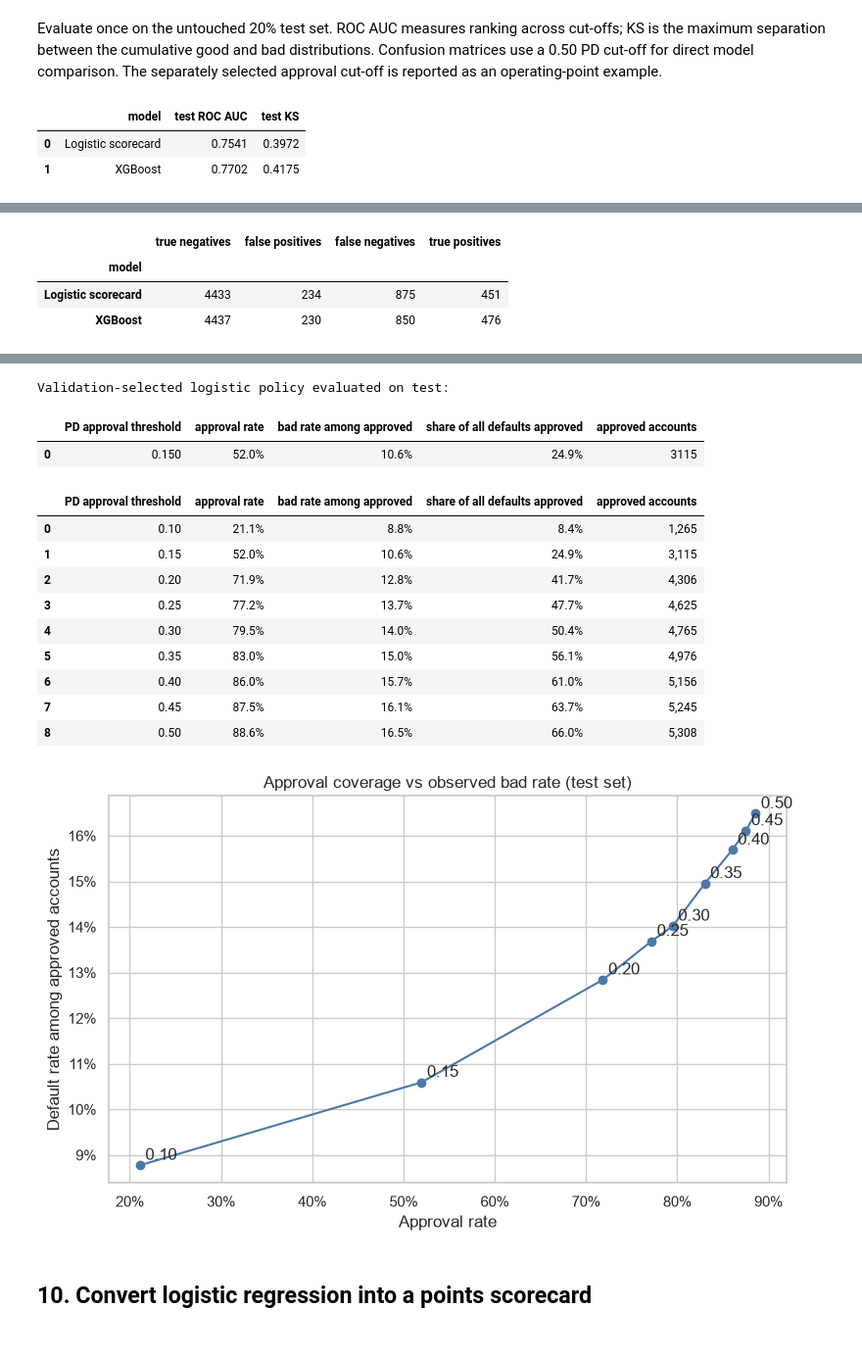
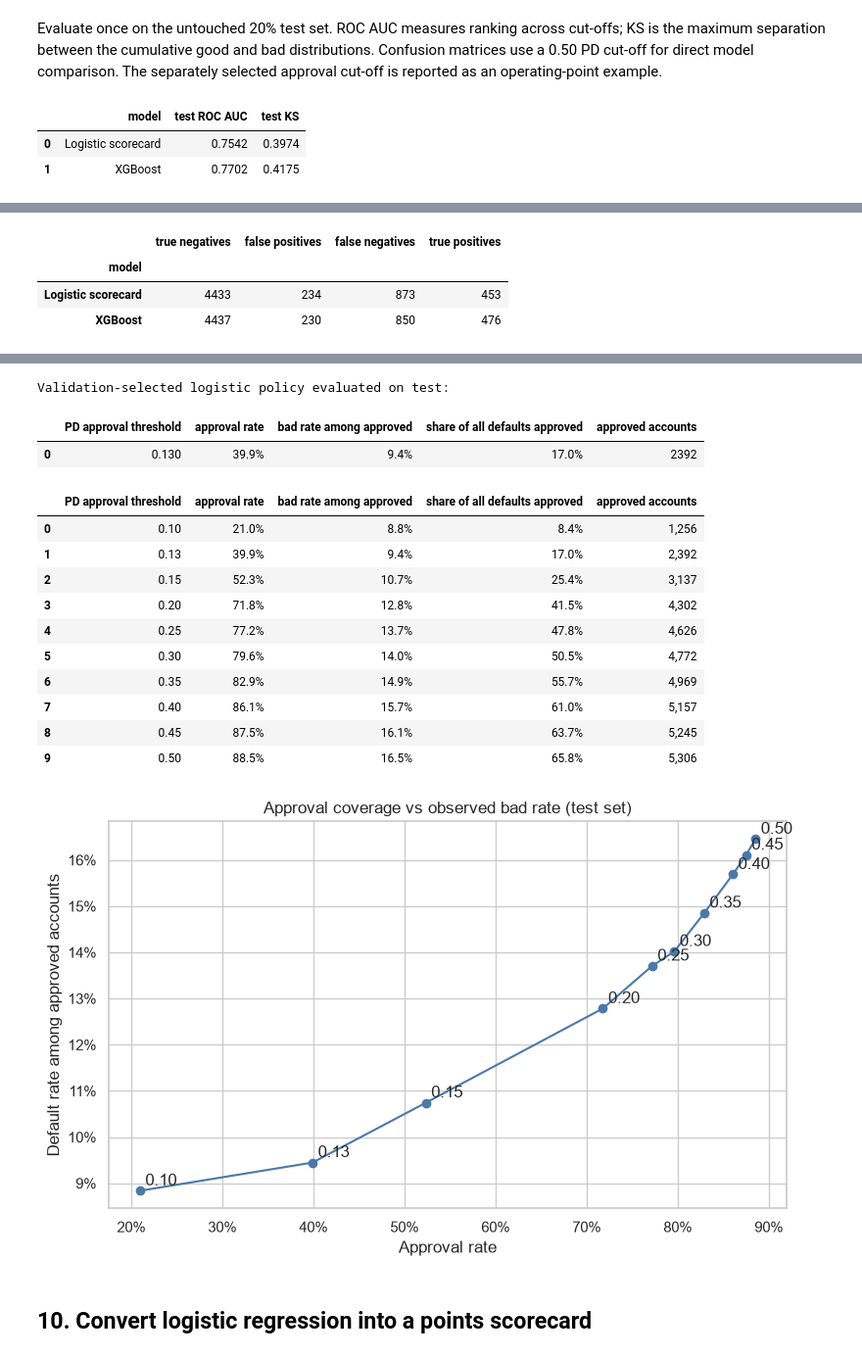
Before and after one commit to stayintack/code, a Jupyter notebook: notebooks/credit_default_risk.ipynb, the cells around one changed output, grey strips where cells are left out. Shown at 98% size. Cells and saved outputs as stored; diff of their text form; code cells hidden in the pictures.

Commit message:
Evaluate weak features and add reusable applicant scoring

```diff
--- a/notebooks/credit_default_risk.ipynb
+++ b/notebooks/credit_default_risk.ipynb
@@ -387,6 +390,43 @@ xgb_pipeline = Pipeline(
 )
 xgb_pipeline.fit(X_train, y_train)
 
+WEAK_CANDIDATE_FEATURES = [feature for feature in ["pay_amt5", "pay_amt6"] if feature in selected_features]
+full_model_validation_pd = scorecard_model.predict_proba(X_validation_woe)[:, 1]
+if WEAK_CANDIDATE_FEATURES:
+    reduced_features = [feature for feature in selected_features if feature not in WEAK_CANDIDATE_FEATURES]
+    reduced_model = LogisticRegression(C=1.0, max_iter=2_000, solver="lbfgs", random_state=RANDOM_STATE)
+    reduced_model.fit(X_train_woe[reduced_features], y_train)
+    reduced_validation_pd = reduced_model.predict_proba(X_validation_woe[reduced_features])[:, 1]
+    feature_ablation = pd.DataFrame([
+        {
+            "validation model": "All IV/correlation-selected features",
+            "features": len(selected_features),
+            "ROC AUC": roc_auc_score(y_validation, full_model_validation_pd),
+            "KS": ks_statistic(y_validation, full_model_validation_pd),
+        },
+        {
+            "validation model": "Without pay_amt5/pay_amt6",
+            "features": len(reduced_features),
+            "ROC AUC": roc_auc_score(y_validation, reduced_validation_pd),
+            "KS": ks_statistic(y_validation, reduced_validation_pd),
+        },
+    ])
+    display(feature_ablation.style.format({"ROC AUC": "{:.4f}", "KS": "{:.4f}"}))
+    auc_change = abs(feature_ablation.loc[0, "ROC AUC"] - feature_ablation.loc[1, "ROC AUC"])
+    ks_change = abs(feature_ablation.loc[0, "KS"] - feature_ablation.loc[1, "KS"])
+    feature_ablation_applied = auc_change <= 0.001 and ks_change <= 0.005
+    if feature_ablation_applied:
+        selected_features = reduced_features
+        scorecard_model = reduced_model
+        X_train_woe = X_train_woe[selected_features]
+        X_validation_woe = X_validation_woe[selected_features]
+    print(
+        f"Ablation absolute changes: AUC={auc_change:.4f}, KS={ks_change:.4f}; "
+        f"removed low-impact features: {feature_ablation_applied}."
+    )
+else:
+    feature_ablation_applied = False
+
 coefficient_audit = pd.DataFrame({
     "feature": selected_features,
     "training IV": [float(encoder.iv_table_.set_index("feature").loc[f, "iv"]) for f in selected_features],
@@ -434,7 +476,7 @@ validation_pd = validation_probabilities["Logistic scorecard"]
 threshold_grid = np.linspace(0.005, min(0.60, float(validation_pd.max())), 120)
 validation_policy = approval_policy_table(y_validation, validation_pd, threshold_grid)
 feasible_policy = validation_policy.loc[
-    validation_policy["bad rate among approved"].le(0.10)
+    validation_policy["bad rate among approved"].le(BAD_RATE_APPETITE)
     & validation_policy["approval rate"].gt(0)
 ]
 
@@ -450,7 +492,8 @@ else:
 chosen_threshold = float(chosen_policy["PD approval threshold"])
 print(f"Chosen PD cut-off: {chosen_threshold:.3f}")
 print(f"Validation observed bad rate at cut-off: {chosen_policy['bad rate among approved']:.2%}")
-print(f"10% validation appetite met: {validation_policy_target_met}")
+print(f"Validation approval rate at cut-off: {chosen_policy['approval rate']:.2%}")
+print(f"{BAD_RATE_APPETITE:.0%} validation appetite met: {validation_policy_target_met}")
 display(
     approval_policy_table(
         y_validation,
@@ -552,7 +596,7 @@ display(logistic_test_policy.style.format({
 threshold_sensitivity = approval_policy_table(
     y_test,
     test_probabilities["Logistic scorecard"],
-    [0.10, 0.15, 0.20, 0.25, 0.30, 0.35, 0.40, 0.45, 0.50],
+    sorted({0.10, chosen_threshold, 0.15, 0.20, 0.25, 0.30, 0.35, 0.40, 0.45, 0.50}),
 )
 display(threshold_sensitivity.style.format({
     "PD approval threshold": "{:.2f}",
@@ -564,46 +608,47 @@ display(threshold_sensitivity.style.format({
 
 fig, ax = plt.subplots(figsize=(8, 5))
 ax.plot(
     threshold_sensitivity["approval rate"],
     threshold_sensitivity["bad rate among approved"],
     marker="o",
     color="#4C78A8",
 )
 for row in threshold_sensitivity.itertuples(index=False):
     ax.annotate(f"{row[0]:.2f}", (row[1], row[2]), xytext=(4, 4), textcoords="offset points")
 ax.set(
     title="Approval coverage vs observed bad rate (test set)",
     xlabel="Approval rate",
     ylabel="Default rate among approved accounts",
 )
 ax.xaxis.set_major_formatter(plt.FuncFormatter(lambda value, _: f"{value:.0%}"))
 ax.yaxis.set_major_formatter(plt.FuncFormatter(lambda value, _: f"{value:.0%}"))
 plt.tight_layout()
 plt.show()
 # %% [output]
 |  | model | test ROC AUC | test KS |
-| 0 | Logistic scorecard | 0.7541 | 0.3972 |
+| 0 | Logistic scorecard | 0.7542 | 0.3974 |
 | 1 | XGBoost | 0.7702 | 0.4175 |
 [figure]
 |  | true negatives | false positives | false negatives | true positives |
 | model |  |  |  |  |
-| Logistic scorecard | 4433 | 234 | 875 | 451 |
+| Logistic scorecard | 4433 | 234 | 873 | 453 |
 | XGBoost | 4437 | 230 | 850 | 476 |
 [figure]
 Validation-selected logistic policy evaluated on test:
 |  | PD approval threshold | approval rate | bad rate among approved | share of all defaults approved | approved accounts |
-| 0 | 0.150 | 52.0% | 10.6% | 24.9% | 3115 |
+| 0 | 0.130 | 39.9% | 9.4% | 17.0% | 2392 |
 |  | PD approval threshold | approval rate | bad rate among approved | share of all defaults approved | approved accounts |
-| 0 | 0.10 | 21.1% | 8.8% | 8.4% | 1,265 |
-| 1 | 0.15 | 52.0% | 10.6% | 24.9% | 3,115 |
-| 2 | 0.20 | 71.9% | 12.8% | 41.7% | 4,306 |
-| 3 | 0.25 | 77.2% | 13.7% | 47.7% | 4,625 |
-| 4 | 0.30 | 79.5% | 14.0% | 50.4% | 4,765 |
-| 5 | 0.35 | 83.0% | 15.0% | 56.1% | 4,976 |
-| 6 | 0.40 | 86.0% | 15.7% | 61.0% | 5,156 |
-| 7 | 0.45 | 87.5% | 16.1% | 63.7% | 5,245 |
-| 8 | 0.50 | 88.6% | 16.5% | 66.0% | 5,308 |
+| 0 | 0.10 | 21.0% | 8.8% | 8.4% | 1,256 |
+| 1 | 0.13 | 39.9% | 9.4% | 17.0% | 2,392 |
+| 2 | 0.15 | 52.3% | 10.7% | 25.4% | 3,137 |
+| 3 | 0.20 | 71.8% | 12.8% | 41.5% | 4,302 |
+| 4 | 0.25 | 77.2% | 13.7% | 47.8% | 4,626 |
+| 5 | 0.30 | 79.6% | 14.0% | 50.5% | 4,772 |
+| 6 | 0.35 | 82.9% | 14.9% | 55.7% | 4,969 |
+| 7 | 0.40 | 86.1% | 15.7% | 61.0% | 5,157 |
+| 8 | 0.45 | 87.5% | 16.1% | 63.7% | 5,245 |
+| 9 | 0.50 | 88.5% | 16.5% | 65.8% | 5,306 |
-[figure, old version]
+[figure, new version]
 # %% [markdown]
 ## 10. Convert logistic regression into a points scorecard
 # %% [markdown]
```
Also changed, not shown: parts of 9 cells of this notebook.
